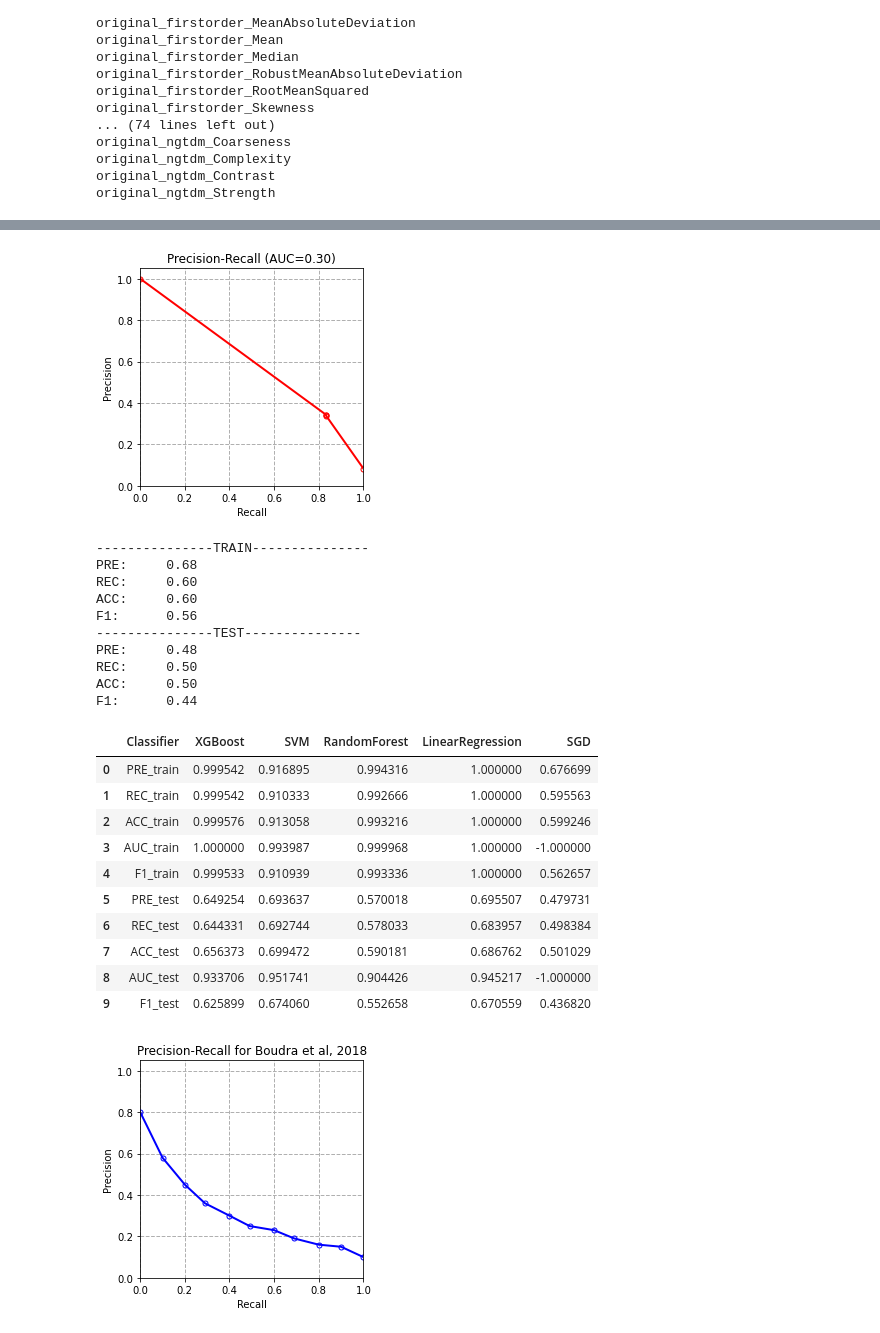
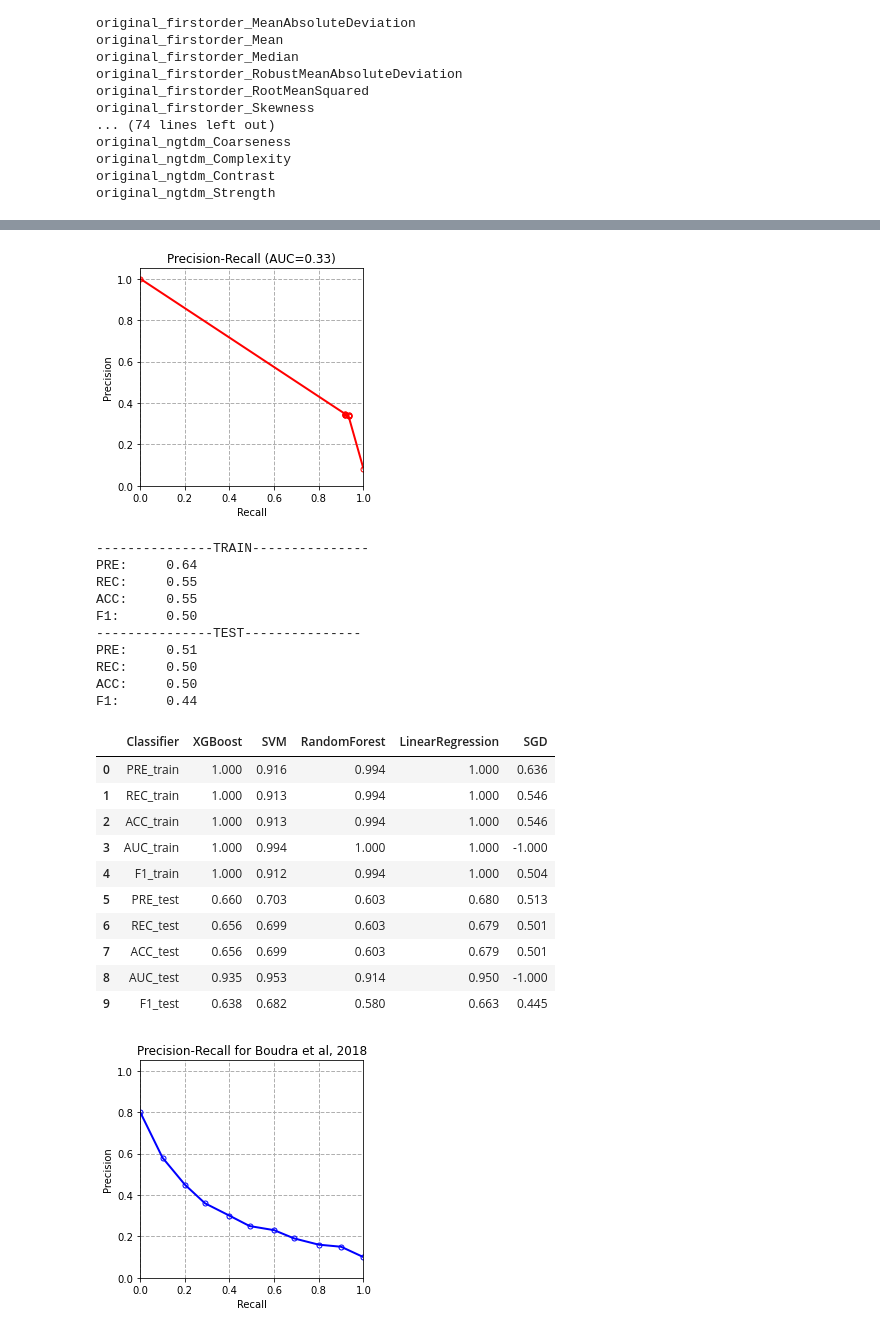
Before and after one commit to MahsaPaknezhad/RadiomicsTutorial, a Jupyter notebook: tree_bark_identification.ipynb, the cells around one changed output, grey strips where cells are left out. Drawn from its saved outputs; the diff is of its cells as text; code cells hidden in the pictures.

```diff
--- a/tree_bark_identification.ipynb
+++ b/tree_bark_identification.ipynb
@@ -342,23 +342,23 @@ def evaluate_model(model, df, y, calc_auc=False):
 
         # Get predictions and measure evaluation metrics
         pred = clf.predict(X_test)
-        pre_l = precision_score(Y_test, pred, average='macro')
-        rec_l = recall_score(Y_test, pred, average='macro')
+        pre_l = precision_score(Y_test, pred, average='weighted')
+        rec_l = recall_score(Y_test, pred, average='weighted')
         acc_l = accuracy_score(Y_test, pred)
         if calc_auc:
             probs = clf.predict_proba(X_test)
-            auc_l = roc_auc_score(Y_test, probs, average='macro', multi_class='ovr')
+            auc_l = roc_auc_score(Y_test, probs, average='weighted', multi_class='ovr')
 
-        f1_l=f1_score(Y_test, pred, average='macro')
+        f1_l = f1_score(Y_test, pred, average='weighted')
 
         pred = clf.predict(X_train)
-        pre_lt = precision_score(Y_train, pred, average='macro')
-        rec_lt = recall_score(Y_train, pred, average='macro')
+        pre_lt = precision_score(Y_train, pred, average='weighted')
+        rec_lt = recall_score(Y_train, pred, average='weighted')
         acc_lt = accuracy_score(Y_train, pred)
         if calc_auc:
             probs = clf.predict_proba(X_train)
-            auc_lt = roc_auc_score(Y_train, probs, average='macro', multi_class='ovr')
-        f1_lt = f1_score(Y_train, pred, average='macro')
+            auc_lt = roc_auc_score(Y_train, probs, average='weighted', multi_class='ovr')
+        f1_lt = f1_score(Y_train, pred, average='weighted')
 
         # Keep the evaluation metric values for each fold
         if calc_auc: auc_lr.append(auc_l)
@@ -604,14 +604,14 @@ print("ACC:\t %.02f"% stats_sgd[7])
 if calc_auc: print("AUC:\t %.02f"% stats_sgd[8])
 print("F1:\t %.02f"% stats_sgd[9])
 # %% [output]
-[figure, old version]
+[figure, new version]
 ---------------TRAIN---------------
-PRE:     0.68
-REC:     0.60
-ACC:     0.60
-F1:      0.56
+PRE:     0.64
+REC:     0.55
+ACC:     0.55
+F1:      0.50
 ---------------TEST---------------
-PRE:     0.48
+PRE:     0.51
 REC:     0.50
 ACC:     0.50
 F1:      0.44
@@ -624,37 +624,38 @@ stats_sgd = list(stats_sgd)
 # %%
 from itertools import zip_longest
 import csv
 
 # Save the performance of all the evaluated models in a csv file
 names = ['PRE_train', 'REC_train', 'ACC_train', 'AUC_train', 'F1_train',
          'PRE_test', 'REC_test', 'ACC_test', 'AUC_test', 'F1_test']
 rows = [names, stats_xgb, stats_svc, stats_rf, stats_lr, stats_sgd]
 export_data = zip_longest(*rows, fillvalue = '')
 filename = f'../outputs/stats_crop_s_{crop_s}_new_s_{new_s}.csv'
 with open(filename, 'w', encoding="ISO-8859-1", newline='') as f:
       wr = csv.writer(f)
       wr.writerow(("Classifier", "XGBoost", "SVM", "RandomForest", "LinearRegression", "SGD"))
       wr.writerows(export_data)
 f.close()
 
 def make_pretty(styler):
     styler.background_gradient(axis=None, vmin=0, vmax=1, cmap="viridis")
     return styler
 
+pd.set_option("display.precision", 3)
 df = pd.read_csv(filename)
 df.style.pipe(make_pretty)
 # %% [output]
 |  | Classifier | XGBoost | SVM | RandomForest | LinearRegression | SGD |
-| 0 | PRE_train | 0.999542 | 0.916895 | 0.994316 | 1.000000 | 0.676699 |
-| 1 | REC_train | 0.999542 | 0.910333 | 0.992666 | 1.000000 | 0.595563 |
-| 2 | ACC_train | 0.999576 | 0.913058 | 0.993216 | 1.000000 | 0.599246 |
-| 3 | AUC_train | 1.000000 | 0.993987 | 0.999968 | 1.000000 | -1.000000 |
-| 4 | F1_train | 0.999533 | 0.910939 | 0.993336 | 1.000000 | 0.562657 |
-| 5 | PRE_test | 0.649254 | 0.693637 | 0.570018 | 0.695507 | 0.479731 |
-| 6 | REC_test | 0.644331 | 0.692744 | 0.578033 | 0.683957 | 0.498384 |
-| 7 | ACC_test | 0.656373 | 0.699472 | 0.590181 | 0.686762 | 0.501029 |
-| 8 | AUC_test | 0.933706 | 0.951741 | 0.904426 | 0.945217 | -1.000000 |
-| 9 | F1_test | 0.625899 | 0.674060 | 0.552658 | 0.670559 | 0.436820 |
+| 0 | PRE_train | 1.000 | 0.916 | 0.994 | 1.000 | 0.636 |
+| 1 | REC_train | 1.000 | 0.913 | 0.994 | 1.000 | 0.546 |
+| 2 | ACC_train | 1.000 | 0.913 | 0.994 | 1.000 | 0.546 |
+| 3 | AUC_train | 1.000 | 0.994 | 1.000 | 1.000 | -1.000 |
+| 4 | F1_train | 1.000 | 0.912 | 0.994 | 1.000 | 0.504 |
+| 5 | PRE_test | 0.660 | 0.703 | 0.603 | 0.680 | 0.513 |
+| 6 | REC_test | 0.656 | 0.699 | 0.603 | 0.679 | 0.501 |
+| 7 | ACC_test | 0.656 | 0.699 | 0.603 | 0.679 | 0.501 |
+| 8 | AUC_test | 0.935 | 0.953 | 0.914 | 0.950 | -1.000 |
+| 9 | F1_test | 0.638 | 0.682 | 0.580 | 0.663 | 0.445 |
 # %%
 # Precision-Recall plot by Boudra et al, 2018
 precision = [0.8, 0.58, 0.45, 0.36, 0.3, 0.25, 0.23, 0.19, 0.16, 0.15, 0.1]
```
Also changed, not shown: parts of 4 cells of this notebook, 1 other file.
